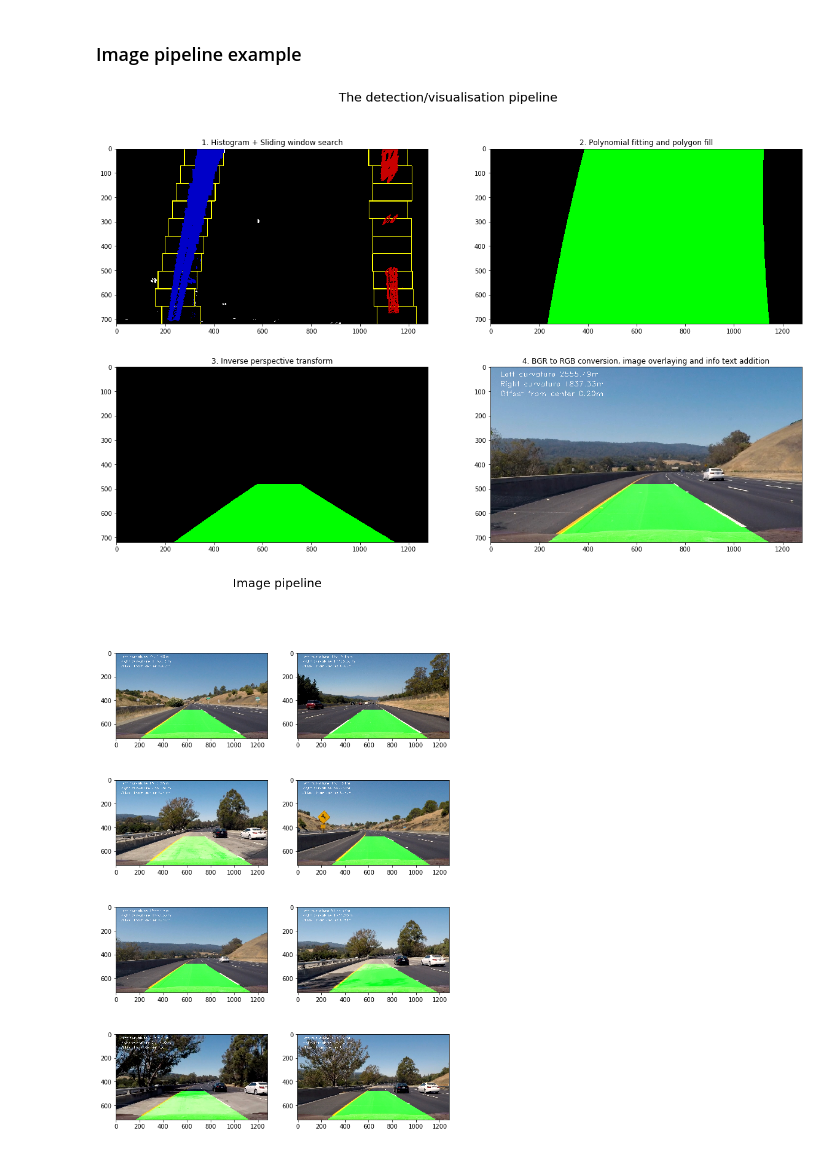
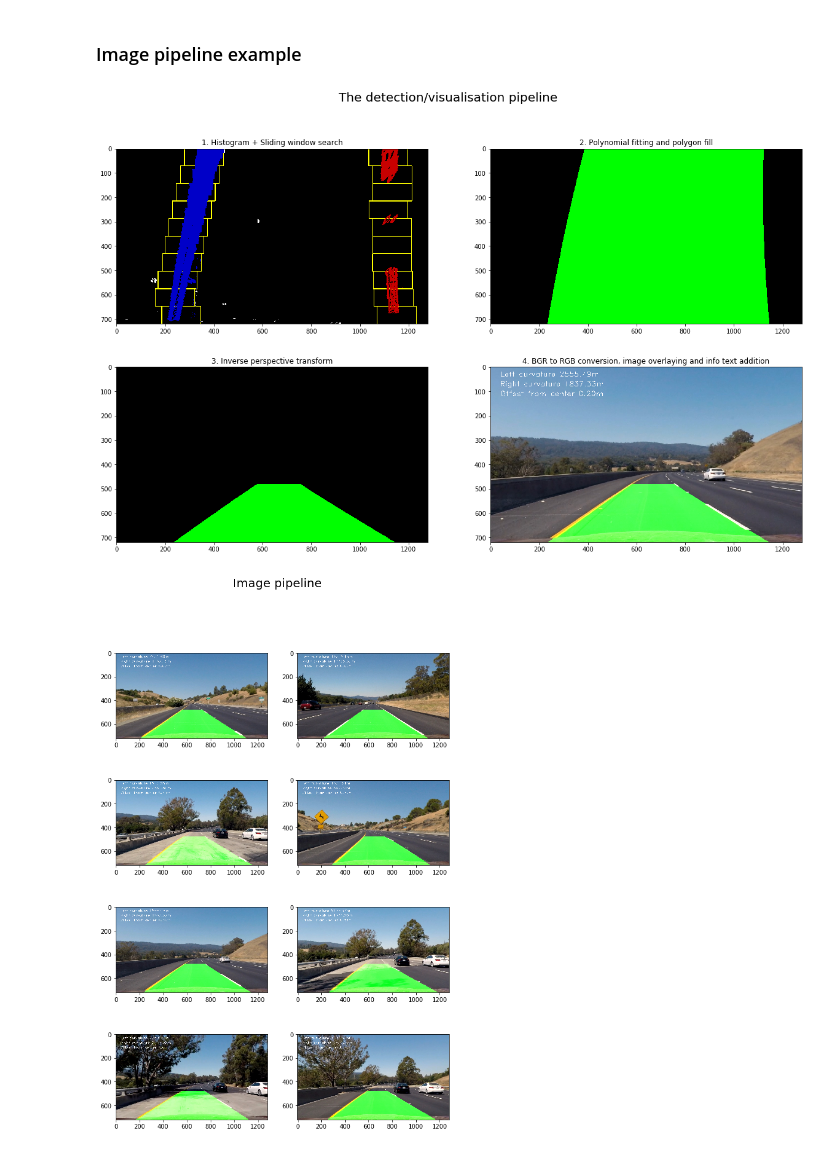
Before and after one commit to Charles-Catta/Advanced-Lane-Finder, a Jupyter notebook: LaneFinding.ipynb, the cells around one changed output. Cells and saved outputs as stored; diff of their text form; code cells hidden in the pictures.

Commit message:
Fix detection and undistortion in pipeline

```diff
--- a/LaneFinding.ipynb
+++ b/LaneFinding.ipynb
@@ -567,34 +604,34 @@ hud_inv = test_camera.inverse_birds_eye_view(hud)
 plt.imshow(hud_inv)
 
 plt.subplot(2, 2, 4).set_title("4. BGR to RGB conversion, image overlaying and info text addition")
-final_view = cv2.cvtColor(cv2.addWeighted(example, 1, hud_inv, 1, 0), cv2.COLOR_BGR2RGB)
+final_view = cv2.cvtColor(cv2.addWeighted(example_camera._undistort(example), 1, hud_inv, 1, 0), cv2.COLOR_BGR2RGB)
 final_view = lane_finder.data_info(final_view, lane)
 plt.imshow(final_view)
 plt.show()
 
 del example_camera
 # %% [output]
-[figure, old version]
+[figure, new version]
 # %%
 test_imgs = glob("test_images/*.jpg")
 
 example_camera = LaneCamera(camera_calibration_file="camera_cal/calibration_data.npy")
 
 plt.figure(figsize=(10, 15)).suptitle("Image pipeline", size=20)
 for idx, img in enumerate(test_imgs):
     plt.subplot(4, len(test_imgs)//4, idx+1)
     img = cv2.imread(img)
     binary = thresholder(img)
     view = example_camera.birds_eye_view(binary)
     lane = lane_finder.find(view)
     hud = lane_finder.overlay(img, lane)
     hud_inv = test_camera.inverse_birds_eye_view(hud)
-    final_view = cv2.cvtColor(cv2.addWeighted(img, 1, hud_inv, 1, 0), cv2.COLOR_BGR2RGB)
+    final_view = cv2.cvtColor(cv2.addWeighted(example_camera._undistort(img), 1, hud_inv, 1, 0), cv2.COLOR_BGR2RGB)
     final_view = lane_finder.data_info(final_view, lane)
     plt.imshow(final_view)
 plt.show()
 # %% [output]
-[figure, old version]
+[figure, new version]
 # %%
 camera = LaneCamera(camera_calibration_file="camera_cal/calibration_data.npy")
 video_lane_finder = LaneFinder()
```
Also changed, not shown: parts of 3 cells of this notebook, 1 other file.
